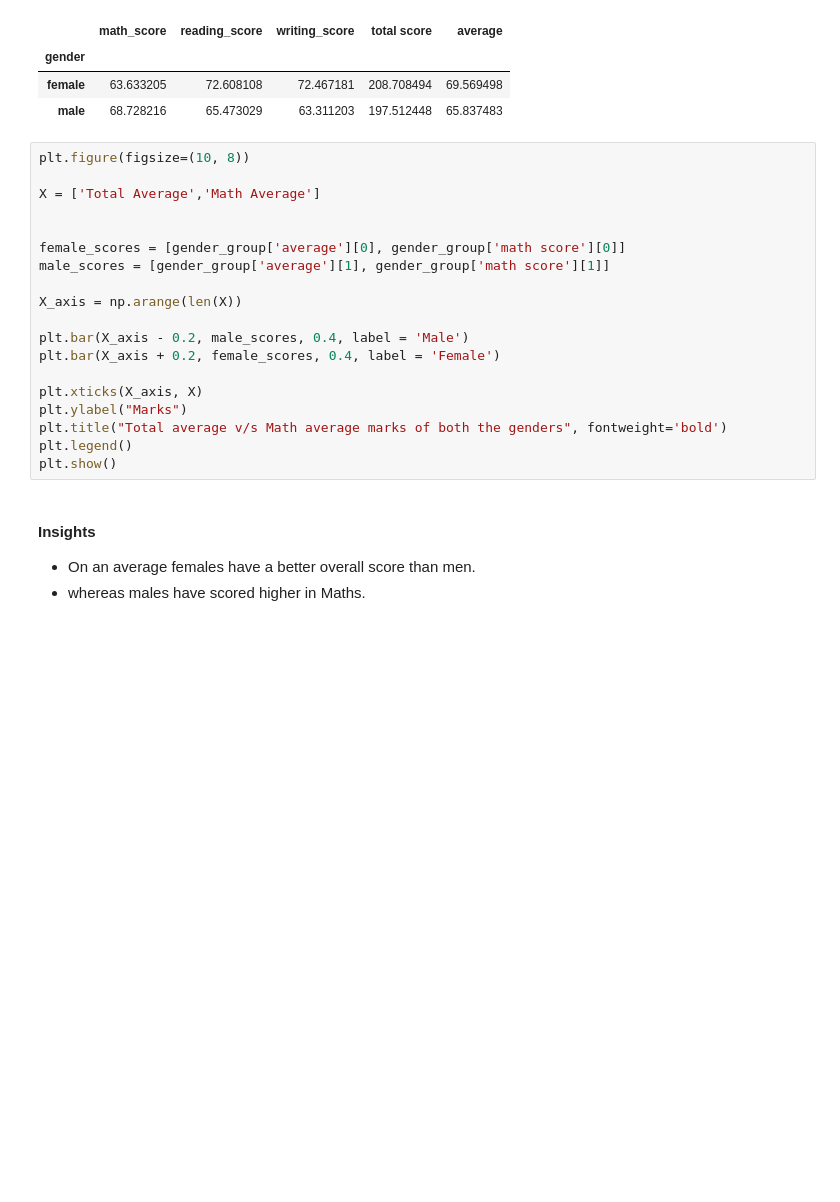
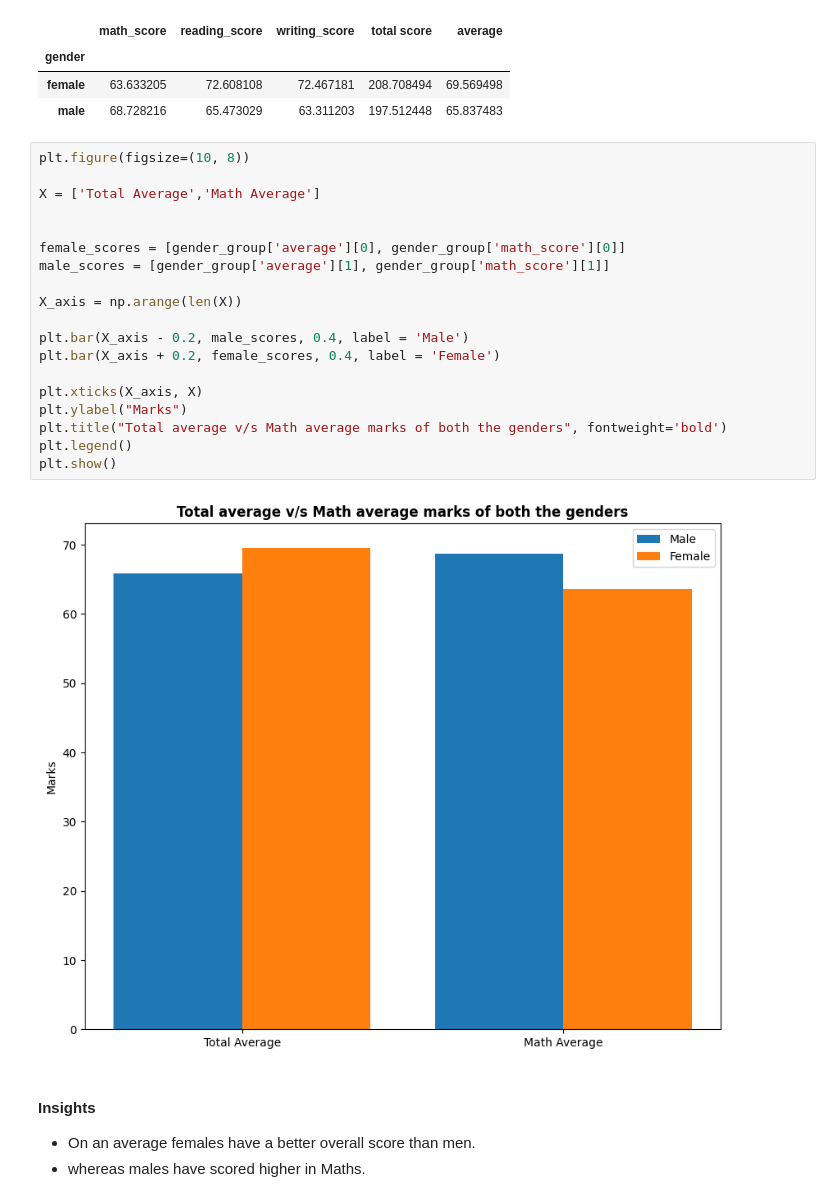
Before and after one commit to KhalidRais09/Machine_Learning-projects, a Jupyter notebook: notebook/1 . EDA STUDENT PERFORMANCE .ipynb, the cells around one changed output. Cells and saved outputs as stored; diff of their text form; blank space fills up the shorter version.

```diff
--- a/notebook/1 . EDA STUDENT PERFORMANCE .ipynb
+++ b/notebook/1 . EDA STUDENT PERFORMANCE .ipynb
@@ -480,22 +482,24 @@ gender_group
 # %%
 plt.figure(figsize=(10, 8))
 
 X = ['Total Average','Math Average']
 
 
-female_scores = [gender_group['average'][0], gender_group['math score'][0]]
-male_scores = [gender_group['average'][1], gender_group['math score'][1]]
+female_scores = [gender_group['average'][0], gender_group['math_score'][0]]
+male_scores = [gender_group['average'][1], gender_group['math_score'][1]]
 
 X_axis = np.arange(len(X))
 
 plt.bar(X_axis - 0.2, male_scores, 0.4, label = 'Male')
 plt.bar(X_axis + 0.2, female_scores, 0.4, label = 'Female')
 
 plt.xticks(X_axis, X)
 plt.ylabel("Marks")
 plt.title("Total average v/s Math average marks of both the genders", fontweight='bold')
 plt.legend()
 plt.show()
+# %% [output]
+[figure, added]
 # %% [markdown]
 #### Insights
 - On an average females have a better overall score than men.
```
Also changed, not shown: parts of 2 cells of this notebook, 5 other files.
